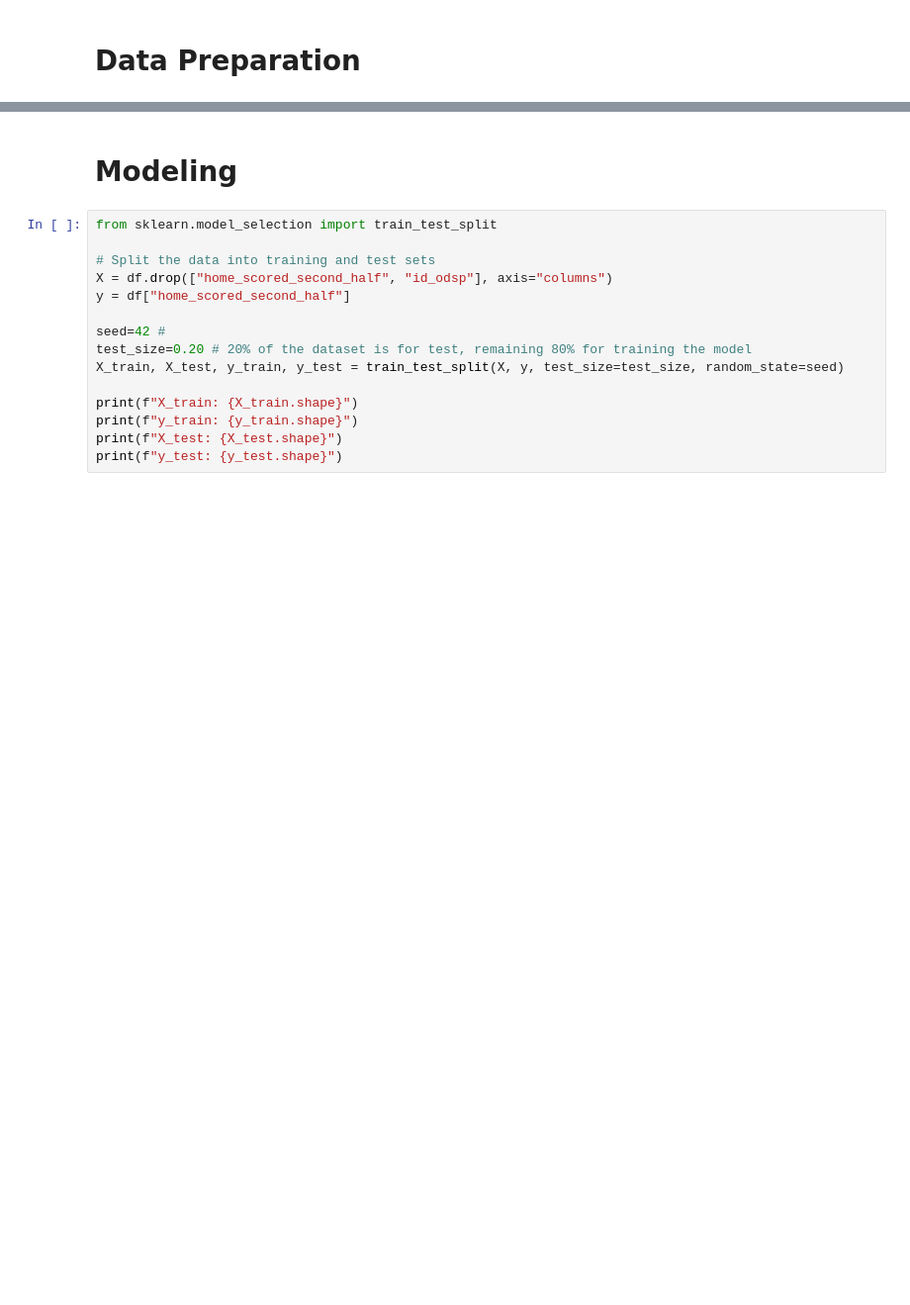
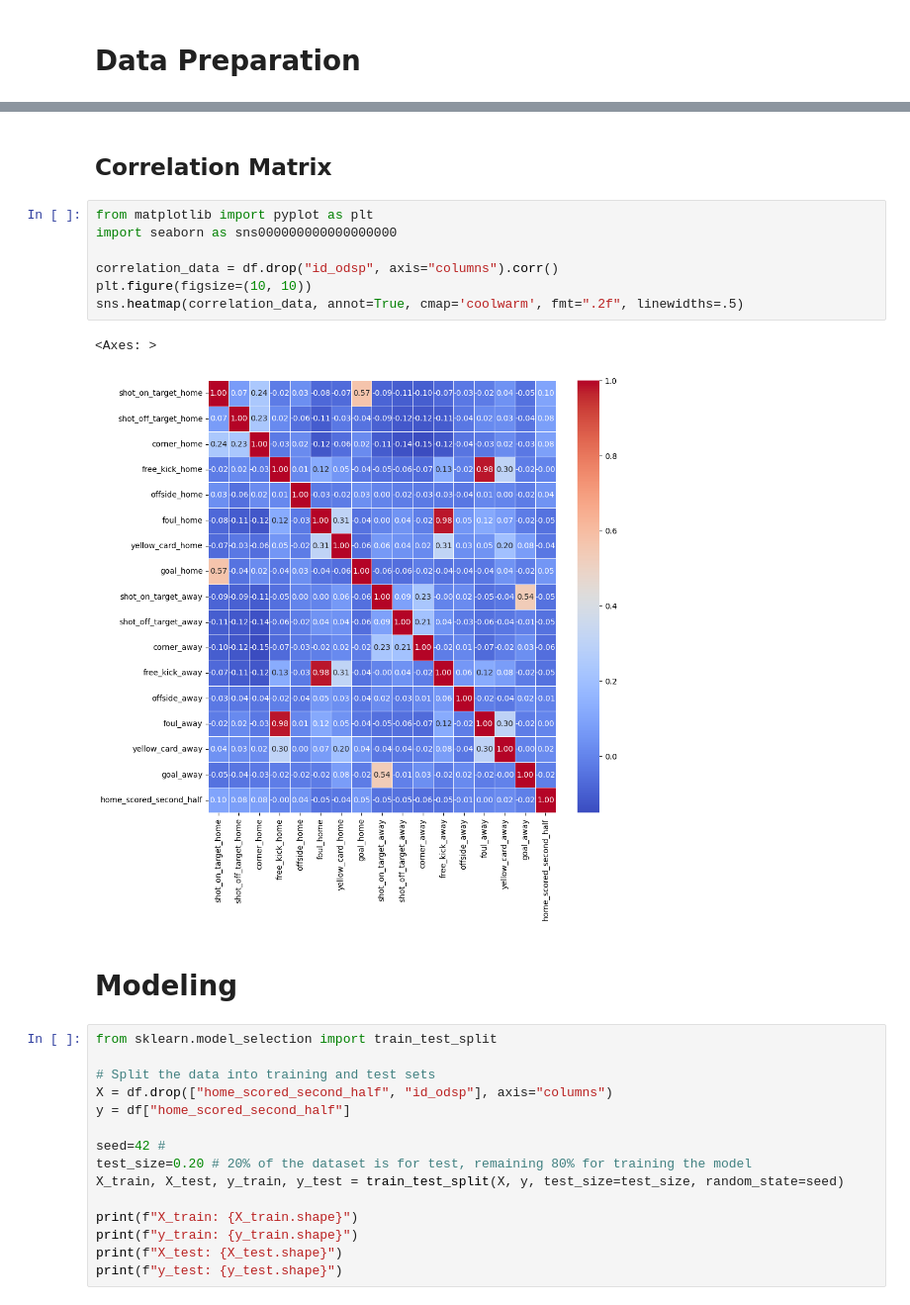
Before and after one commit to gabbosanti/machine-learning-assignment, a Jupyter notebook: assignement.ipynb, the cells around one changed output, grey strips where cells are left out. Shown at 99% size. Cells and saved outputs as stored; diff of their text form; blank space fills up the shorter version.

```diff
--- a/assignement.ipynb
+++ b/assignement.ipynb
@@ -204,3 +199,15 @@ df
+# %% [markdown]
+## Correlation Matrix
+# %%
+from matplotlib import pyplot as plt
+import seaborn as sns000000000000000000
+
+correlation_data = df.drop("id_odsp", axis="columns").corr()
+plt.figure(figsize=(10, 10))
+sns.heatmap(correlation_data, annot=True, cmap='coolwarm', fmt=".2f", linewidths=.5)
+# %% [output]
+<Axes: >
+[figure, added]
 # %% [markdown]
 # Modeling
 # %%
```
Also changed, not shown: parts of 16 cells of this notebook.
